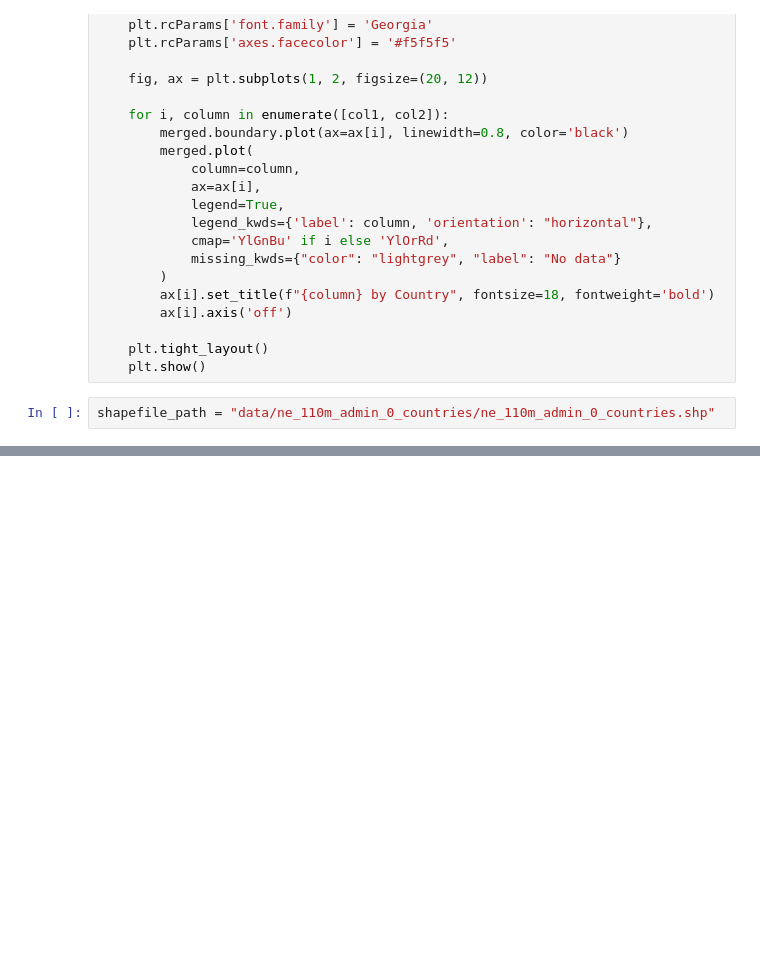
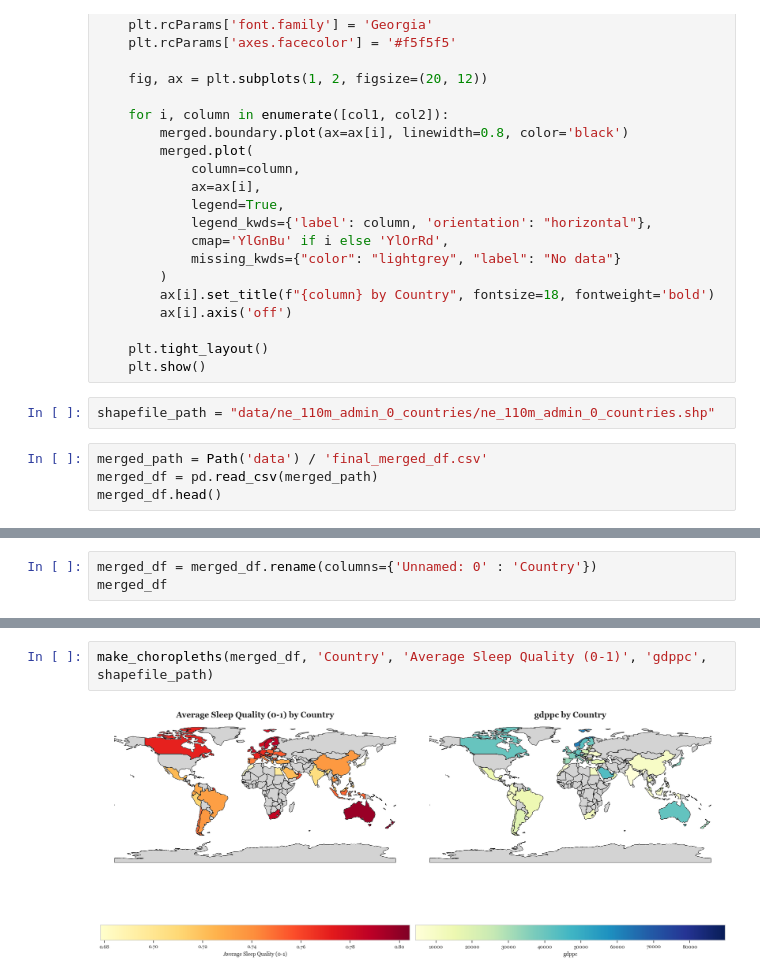
Before and after one commit to matthew-vaught/cogs9-project, a Jupyter notebook: geo.ipynb, the cells around one changed output, grey strips where cells are left out. Drawn from its saved outputs; the diff is of its cells as text; blank space fills up the shorter version.

```diff
--- a/geo.ipynb
+++ b/geo.ipynb
@@ -47,3 +49,7 @@ def make_choropleths(df, country_col, col1, col2, shapefile_path):
     plt.show()
 # %%
 shapefile_path = "data/ne_110m_admin_0_countries/ne_110m_admin_0_countries.shp"
+# %%
+merged_path = Path('data') / 'final_merged_df.csv'
+merged_df = pd.read_csv(merged_path)
+merged_df.head()
@@ -49,0 +63,3 @@ shapefile_path = "data/ne_110m_admin_0_countries/ne_110m_admin_0_countries.shp"
+# %%
+merged_df = merged_df.rename(columns={'Unnamed: 0' : 'Country'})
+merged_df
@@ -49,0 +84,4 @@ shapefile_path = "data/ne_110m_admin_0_countries/ne_110m_admin_0_countries.shp"
+# %%
+make_choropleths(merged_df, 'Country', 'Average Sleep Quality (0-1)', 'gdppc', shapefile_path)
+# %% [output]
+[figure, added]
```
Also changed, not shown: parts of 3 cells of this notebook.
